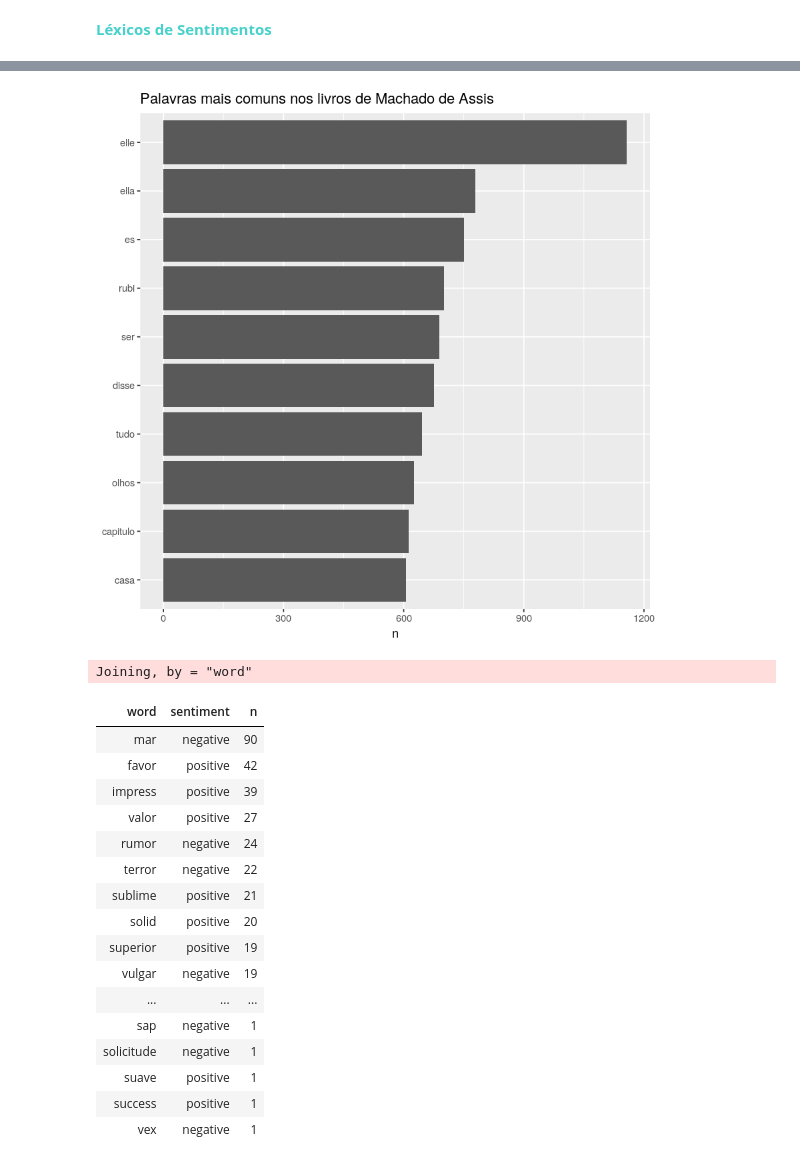
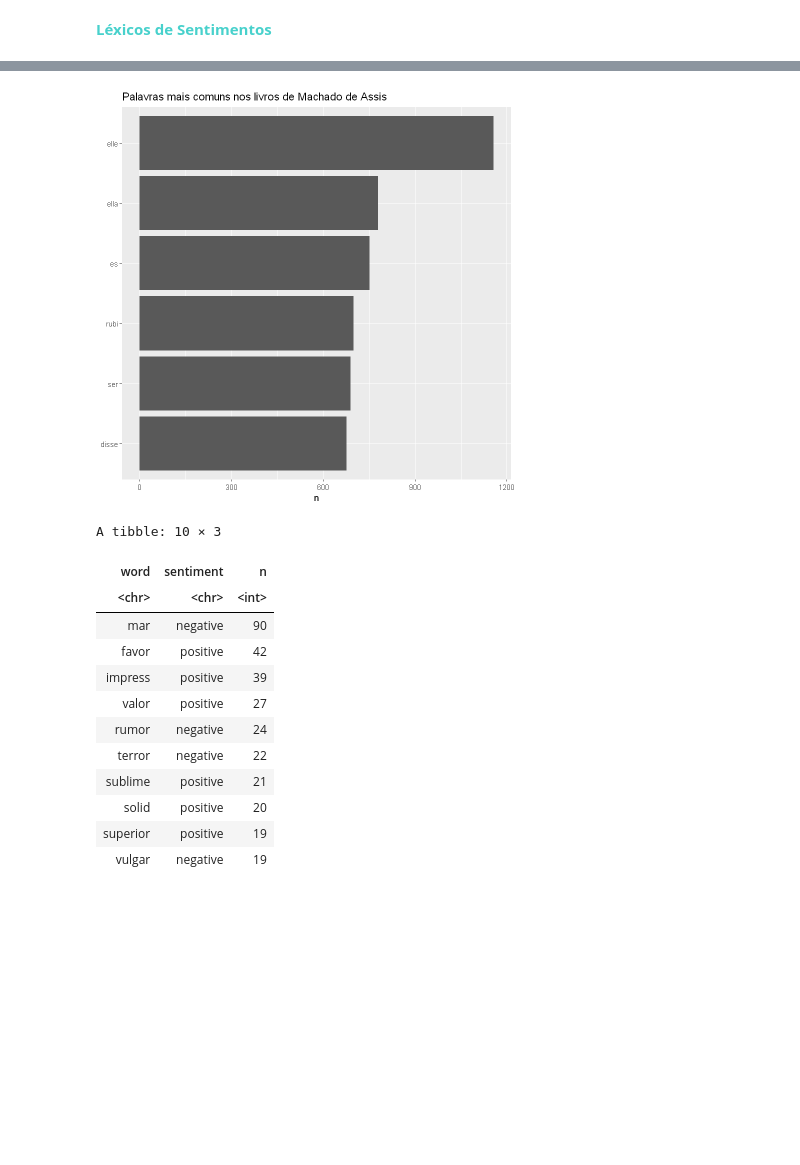
Before and after one commit to brendasalenave/text-mining-R, a Jupyter notebook: Machado-TidyText.ipynb, the cells around one changed output, grey strips where cells are left out. Drawn from its saved outputs; the diff is of its cells as text; code cells hidden in the pictures; blank space fills up the shorter version.

```diff
--- a/Machado-TidyText.ipynb
+++ b/Machado-TidyText.ipynb
@@ -40,4 +43,4 @@ custom_stop_words <- bind_rows(stop_words,
 # %%
 tidy_machado <- machado %>%
   unnest_tokens(word, text) %>%
-  anti_join(custom_stop_words)
+  anti_join(custom_stop_words,by='word')
@@ -46,4 +47,5 @@ Joining, by = "word"
 # %%
-tidy_machado %>%
-  count(word, sort = TRUE)
+count <- tidy_machado %>%
+          count(word, sort = TRUE)
+head(count,n=10)
 # %% [output]
@@ -126,23 +117,24 @@ Warning message:
 # %%
 tidy_machado %>%
   count(word, sort = TRUE) %>%
-  filter(n > 600) %>%
+  filter(n > 660) %>%
   mutate(word = reorder(word, n)) %>%
   ggplot(aes(word, n)) +
   geom_col() +
   xlab(NULL) +
   coord_flip() + ggtitle("Palavras mais comuns nos livros de Machado de Assis")
 # %% [output]
-[figure, old version]
+[figure, new version]
 # %%
 bing_word_counts <- tidy_machado %>%
-  inner_join(get_sentiments("bing")) %>%
+  inner_join(get_sentiments("bing"),by='word') %>%
   count(word, sentiment, sort = TRUE) %>%
   ungroup()
-bing_word_counts
+head(bing_word_counts,n=10)
 # %% [output]
-Joining, by = "word"
+A tibble: 10 × 3
 | word | sentiment | n |
+| <chr> | <chr> | <int> |
 | mar | negative | 90 |
 | favor | positive | 42 |
 | impress | positive | 39 |
@@ -153,12 +145,6 @@ Joining, by = "word"
 | solid | positive | 20 |
 | superior | positive | 19 |
 | vulgar | negative | 19 |
-| ... | ... | ... |
-| sap | negative | 1 |
-| solicitude | negative | 1 |
-| suave | positive | 1 |
-| success | positive | 1 |
-| vex | negative | 1 |
 # %%
 bing_word_counts %>%
   group_by(sentiment) %>%
```
Also changed, not shown: parts of 16 cells of this notebook.
